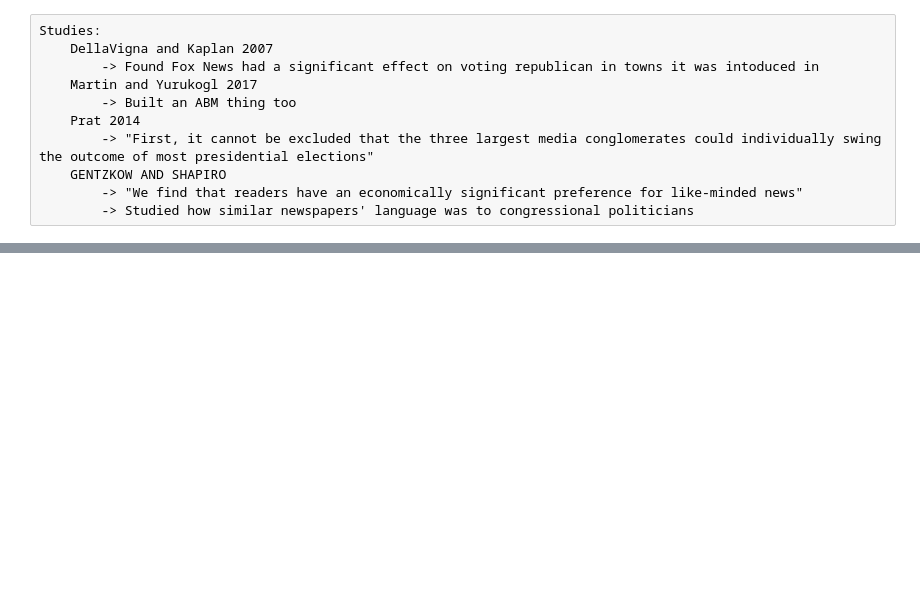
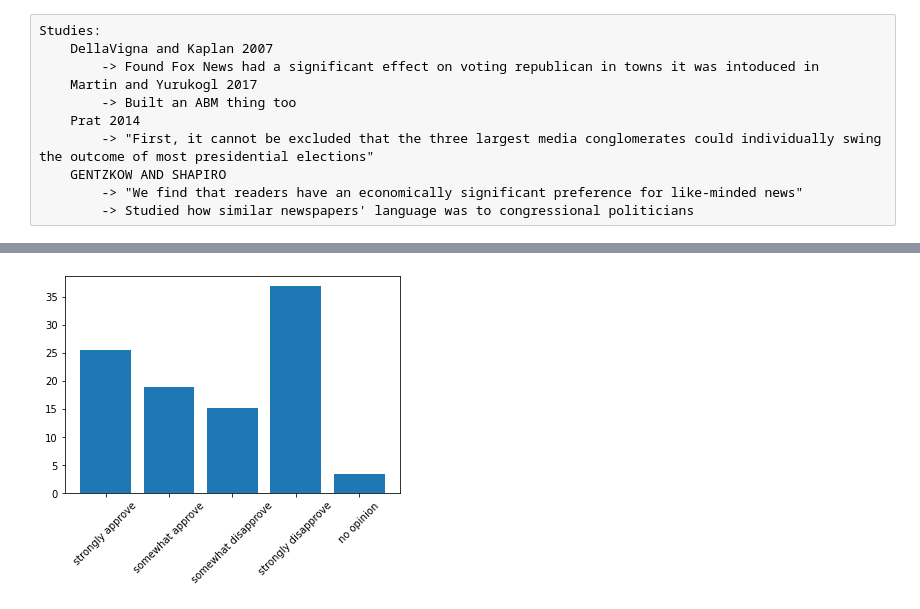
Before and after one commit to samerose12/Humor-Agent-Based-Model, a Jupyter notebook: Anti-ABM.ipynb, the cells around one changed output, grey strips where cells are left out. Saved outputs shown, nothing was run; the diff lists cells and outputs as text; code cells hidden in the pictures; blank space fills up the shorter version.

```diff
--- a/Anti-ABM.ipynb
+++ b/Anti-ABM.ipynb
@@ -639,0 +700,7 @@ Overall Polling Change Predicted:
+# %%
+a = np.histogram(storage[0, 1, :])[0]
+plt.bar(approval_types, a[a.nonzero()]/10)
+plt.xticks(rotation=45)
+plt.show()
+# %% [output]
+[figure, added]
```
Also changed, not shown: parts of 56 cells of this notebook, 9 other files.
